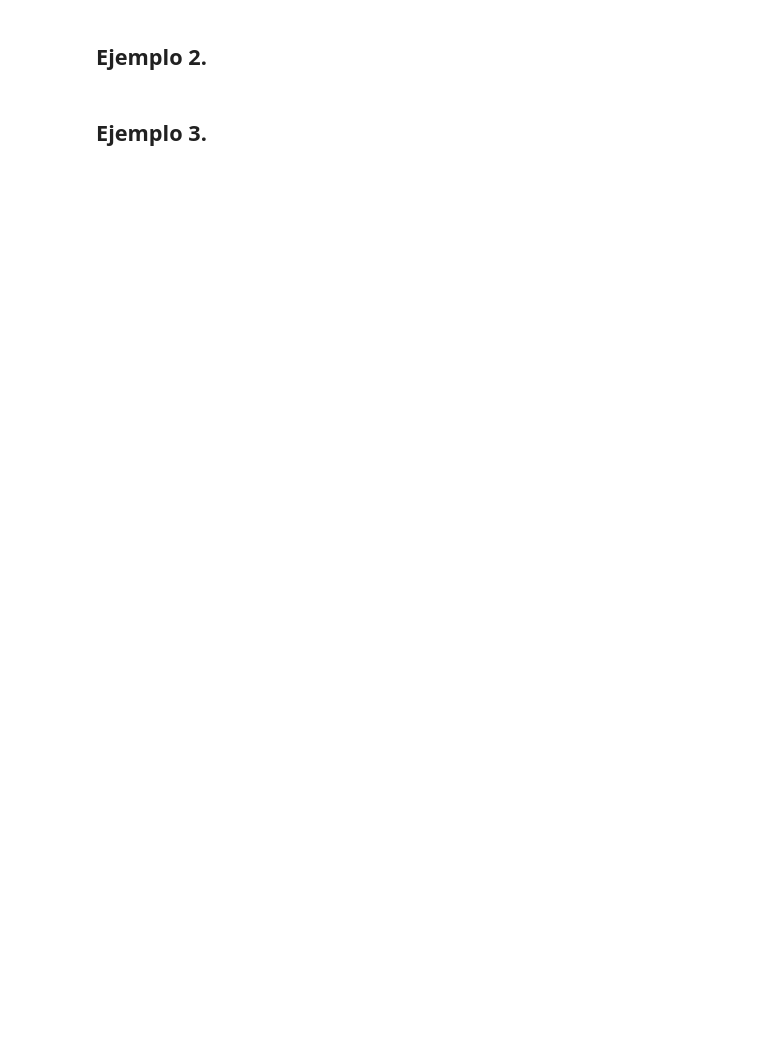
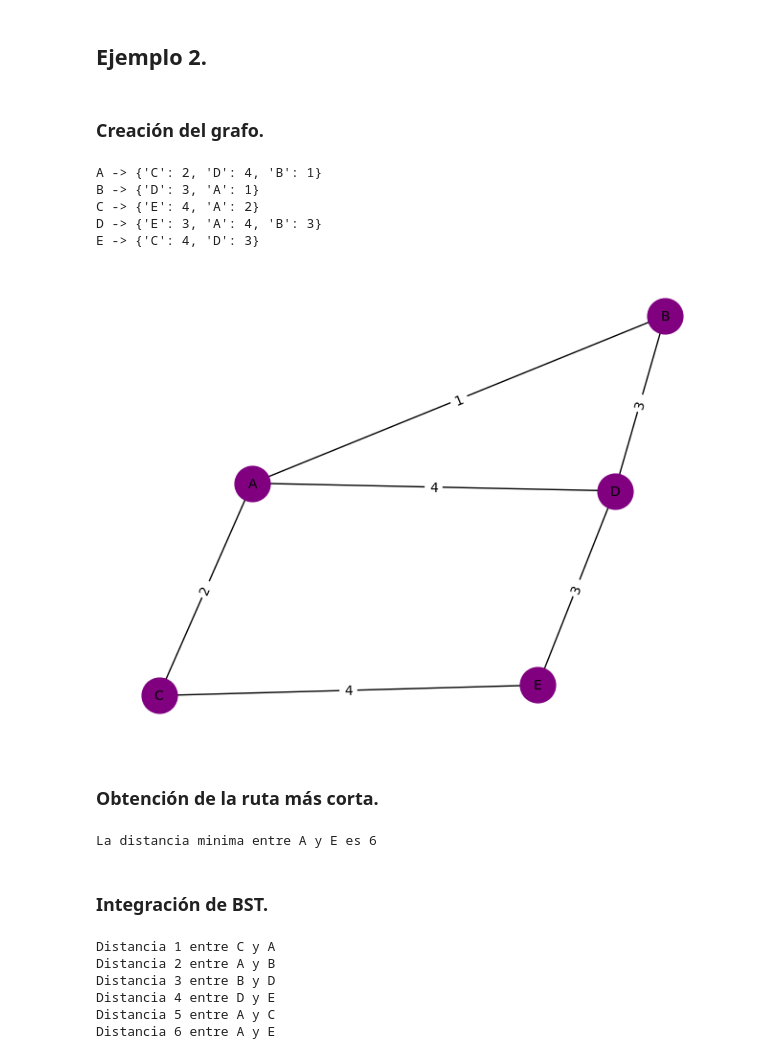
Before and after one commit to mgonzalz/eda2_practica-grafos, a Jupyter notebook: main.ipynb, the cells around one changed output. Drawn from its saved outputs; the diff is of its cells as text; code cells hidden in the pictures; blank space fills up the shorter version.

Commit message:
corrección kruskal y ejemplos

```diff
--- a/main.ipynb
+++ b/main.ipynb
@@ -87,4 +88,6 @@ Minimum Spanning Tree: 5
 # %% [markdown]
 ## Ejemplo 2.
-# %% [markdown]
-## Ejemplo 3.
+# %% [markdown]
+### Creación del grafo.
+# %%
+g2 = Grafo()
@@ -90,0 +115,34 @@ Minimum Spanning Tree: 5
+# %%
+g2.imprimir_grafo()
+# %% [output]
+A -> {'C': 2, 'D': 4, 'B': 1}
+B -> {'D': 3, 'A': 1}
+C -> {'E': 4, 'A': 2}
+D -> {'E': 3, 'A': 4, 'B': 3}
+E -> {'C': 4, 'D': 3}
+# %%
+g2.dibujar_grafo()
+# %% [output]
+[figure, added]
+# %% [markdown]
+### Obtención de la ruta más corta.
+# %%
+inicio = 'A'
+destino = 'E'
+distancia_minima = g2.dijkstra(inicio, destino)
+print(f"La distancia minima entre {inicio} y {destino} es {distancia_minima}\n")
+# %% [output]
+La distancia minima entre A y E es 6
+# %% [markdown]
+### Integración de BST.
+# %%
+registro = g2.mostrar_registro_ordenado()
+for distancia, ciudad1, ciudad2 in registro:
+    print(f'Distancia {distancia} entre {ciudad1} y {ciudad2}')
+# %% [output]
+Distancia 1 entre C y A
+Distancia 2 entre A y B
+Distancia 3 entre B y D
+Distancia 4 entre D y E
+Distancia 5 entre A y C
+Distancia 6 entre A y E
```
Also changed, not shown: parts of 11 cells of this notebook, 1 other file.
